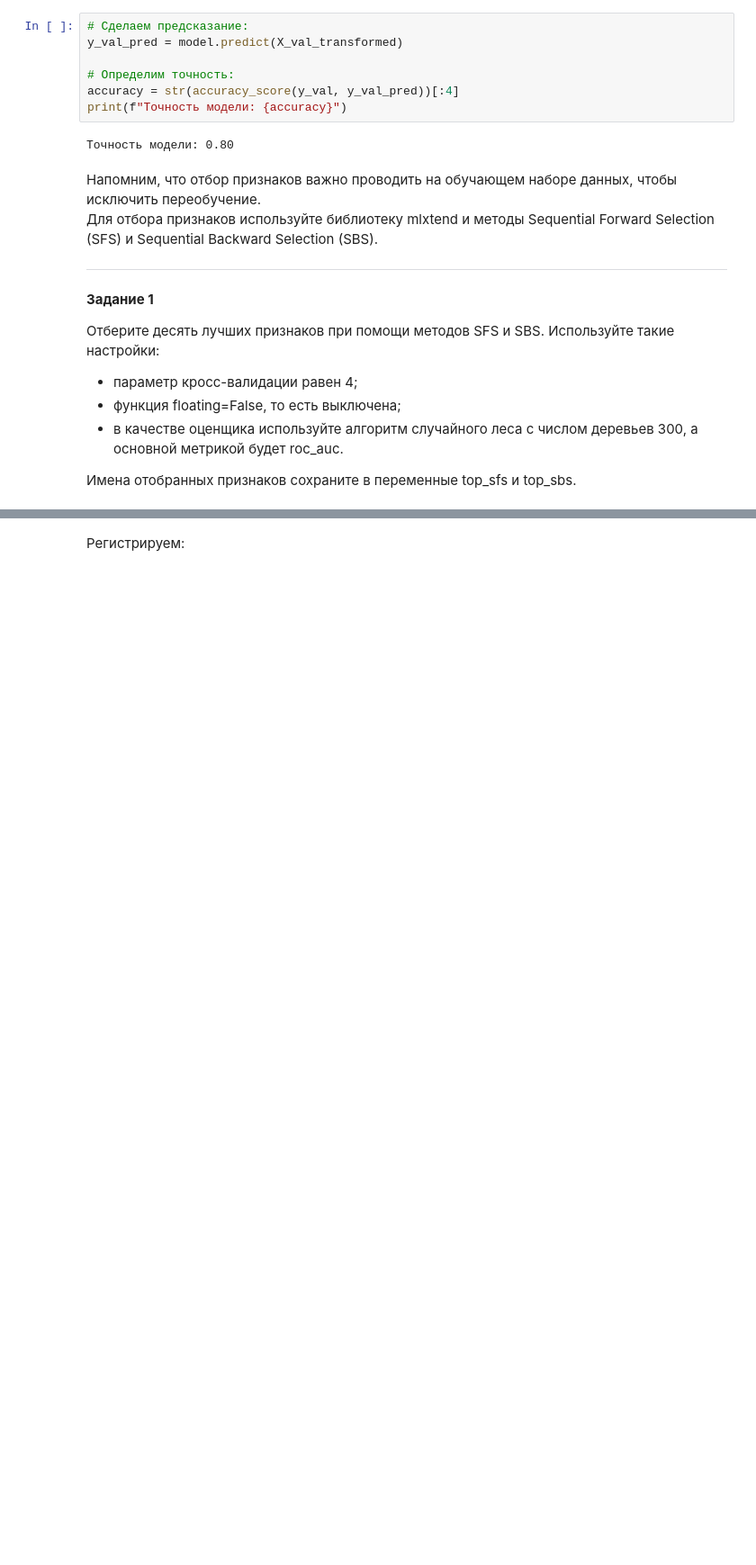
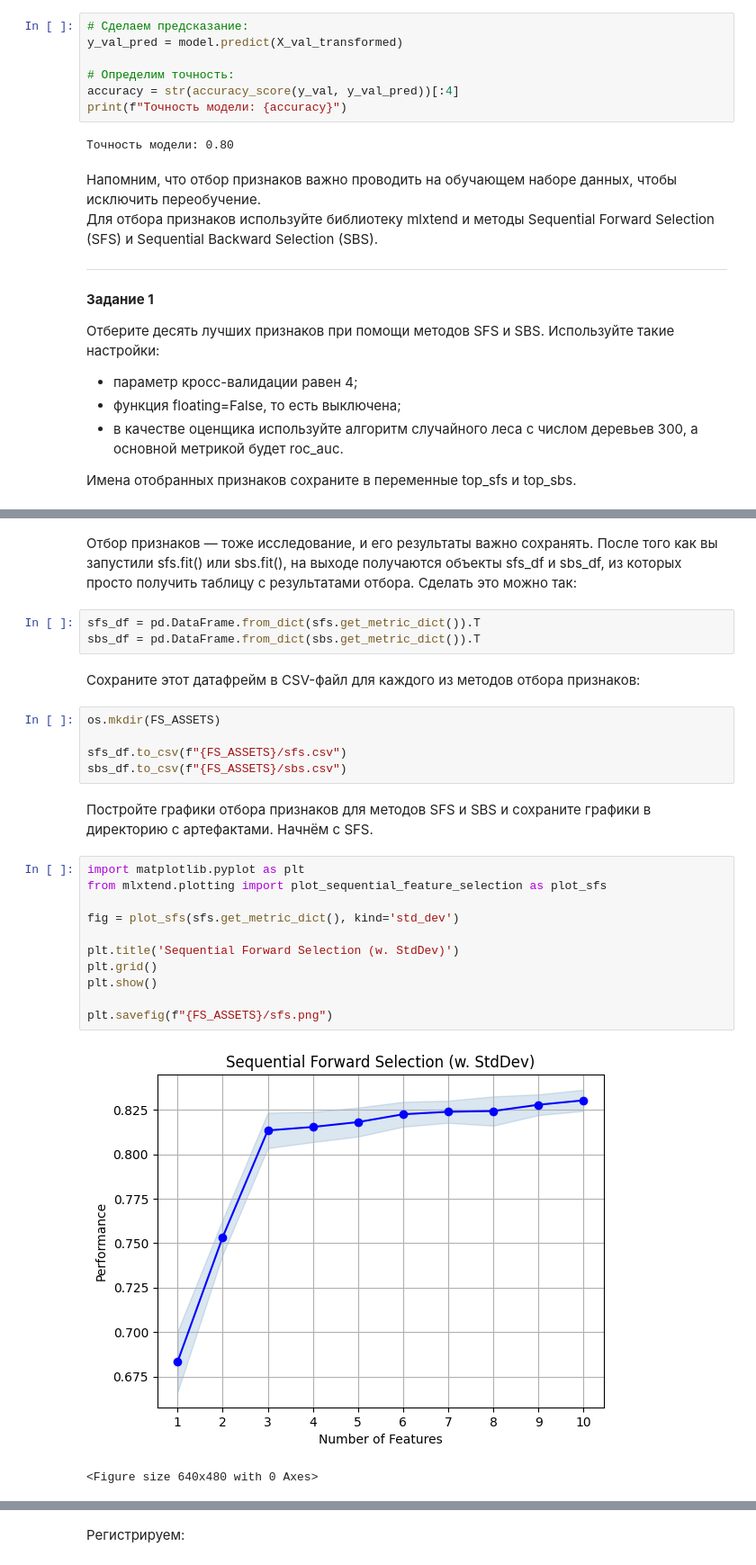
Before and after one commit to alexnikzotov/mle-mlflow, a Jupyter notebook: 3_10_otbor_priznakov.ipynb, the cells around one changed output, grey strips where cells are left out. Shown at 90% size. Saved outputs shown, nothing was run; the diff lists cells and outputs as text; blank space fills up the shorter version.

```diff
--- a/3_10_otbor_priznakov.ipynb
+++ b/3_10_otbor_priznakov.ipynb
@@ -228,0 +252,29 @@ print(sbs.k_score_)
+# %% [markdown]
+Отбор признаков — тоже исследование, и его результаты важно сохранять. После того как вы запустили sfs.fit() или sbs.fit(), на выходе получаются объекты sfs_df и sbs_df, из которых просто получить таблицу с результатами отбора. Сделать это можно так:
+# %%
+sfs_df = pd.DataFrame.from_dict(sfs.get_metric_dict()).T
+sbs_df = pd.DataFrame.from_dict(sbs.get_metric_dict()).T
+# %% [markdown]
+Сохраните этот датафрейм в CSV-файл для каждого из методов отбора признаков:
+# %%
+os.mkdir(FS_ASSETS)
+
+sfs_df.to_csv(f"{FS_ASSETS}/sfs.csv")
+sbs_df.to_csv(f"{FS_ASSETS}/sbs.csv")
+# %% [markdown]
+Постройте графики отбора признаков для методов SFS и SBS и сохраните графики в директорию с артефактами.
+Начнём с SFS.
+# %%
+import matplotlib.pyplot as plt
+from mlxtend.plotting import plot_sequential_feature_selection as plot_sfs
+
+fig = plot_sfs(sfs.get_metric_dict(), kind='std_dev')
+
+plt.title('Sequential Forward Selection (w. StdDev)')
+plt.grid()
+plt.show()
+
+plt.savefig(f"{FS_ASSETS}/sfs.png")
+# %% [output]
+[figure, added]
+<Figure size 640x480 with 0 Axes>
```
Also changed, not shown: parts of 8 cells of this notebook, 36 other files.
